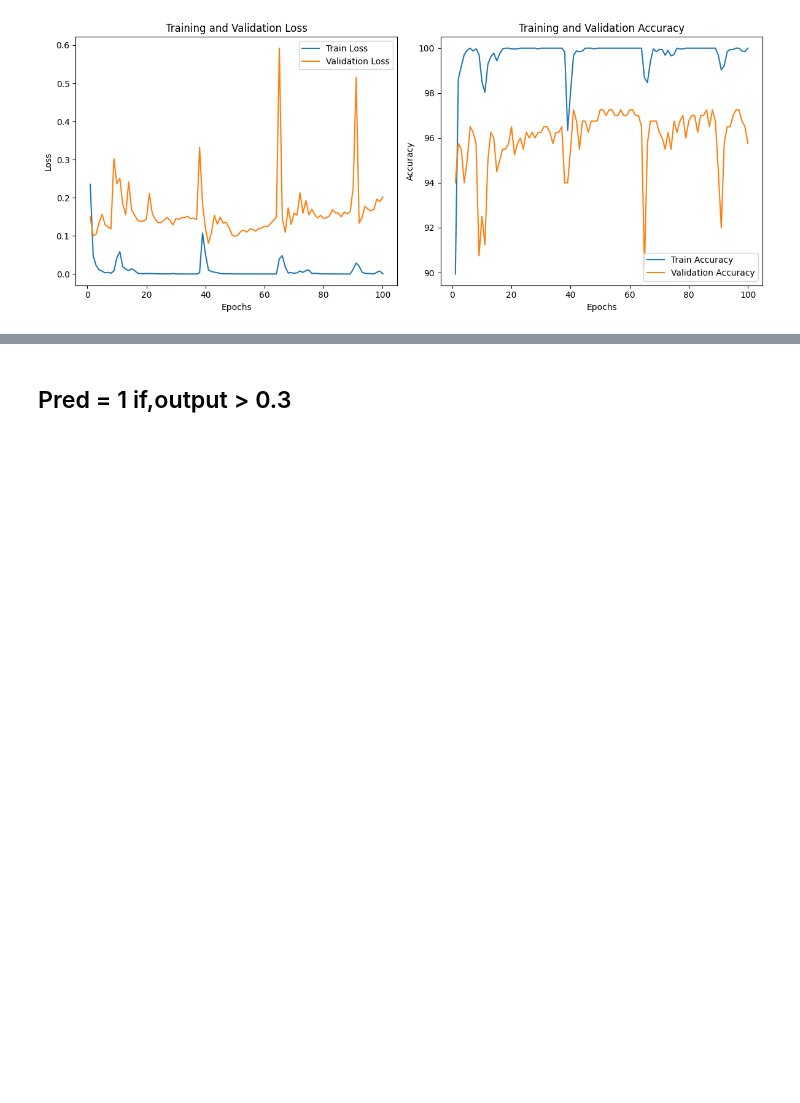
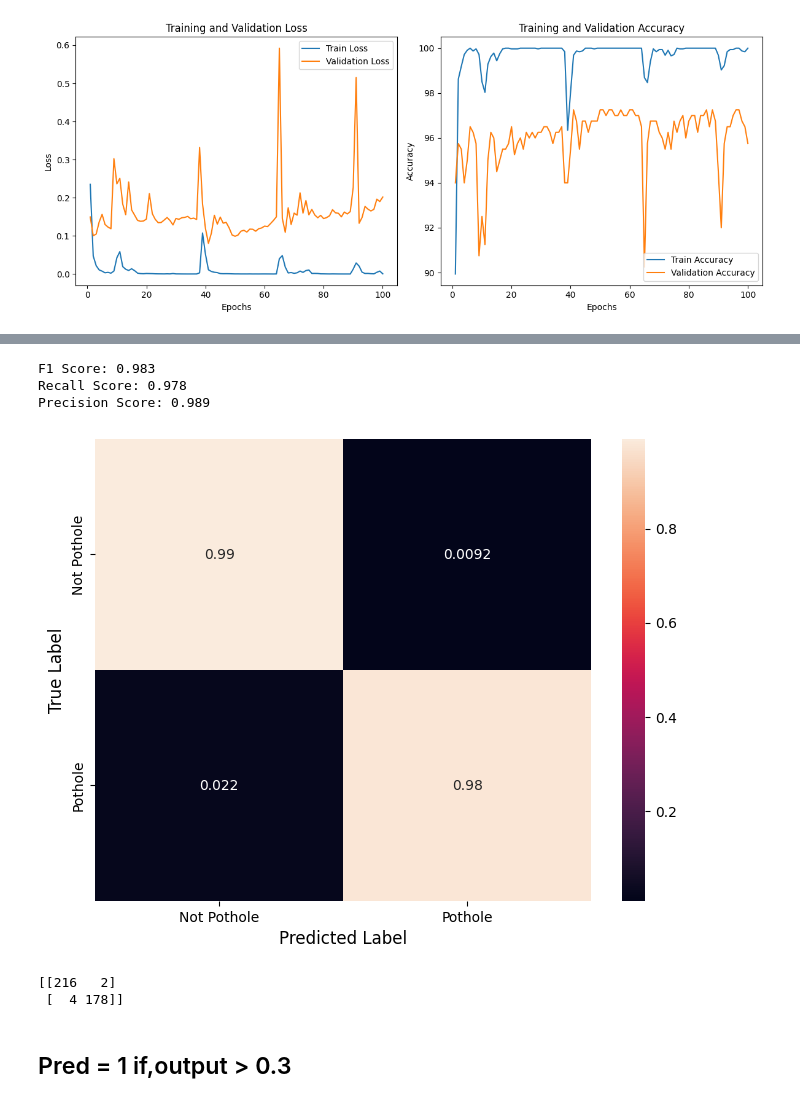
Before and after one commit to hwnam5/Suwon_pothole, a Jupyter notebook: 1st_BC/ResNet18(pre)_BC_1th.ipynb, the cells around one changed output, grey strips where cells are left out. Drawn from its saved outputs; the diff is of its cells as text; code cells hidden in the pictures; blank space fills up the shorter version.

Commit message:
FIX : Add the result of when therhold is 0.1

```diff
--- a/1st_BC/ResNet18(pre)_BC_1th.ipynb
+++ b/1st_BC/ResNet18(pre)_BC_1th.ipynb
@@ -301,0 +304,2 @@ plt.show()
+# %%
+f1_score_result, recall_score_result, precision_score_result, all_labels, all_predictions = evaluate(model, test_loader, criterion, device, phase="Test", th=0.1)
@@ -302,3 +308,31 @@ plt.show()
+# %%
+print(f"F1 Score: {f1_score_result:.3f}")
+print(f"Recall Score: {recall_score_result:.3f}")
+print(f"Precision Score: {precision_score_result:.3f}")
+# %% [output]
+F1 Score: 0.983
+Recall Score: 0.978
+Precision Score: 0.989
+# %%
+P_NP = ["Not Pothole", "Pothole"]
+
+cf_matrix = confusion_matrix(all_labels, all_predictions)
+df_cm = pd.DataFrame(cf_matrix / np.sum(cf_matrix, axis=1)[:, None], index = [i for i in P_NP],
+                     columns = [i for i in P_NP])
+
+plt.figure(figsize=(8, 6))
+sns.heatmap(df_cm, annot=True)
+plt.ylabel('True Label', fontsize=12)
+plt.xlabel('Predicted Label', fontsize=12)
+
+plt.show()
+# %% [output]
+[figure, added]
+# %%
+print(cf_matrix)
+# %% [output]
+[[216   2]
+ [  4 178]]
 # %% [markdown]
 ## Pred = 1 if,output > 0.3
 # %%
```
Also changed, not shown: parts of 2 cells of this notebook.
